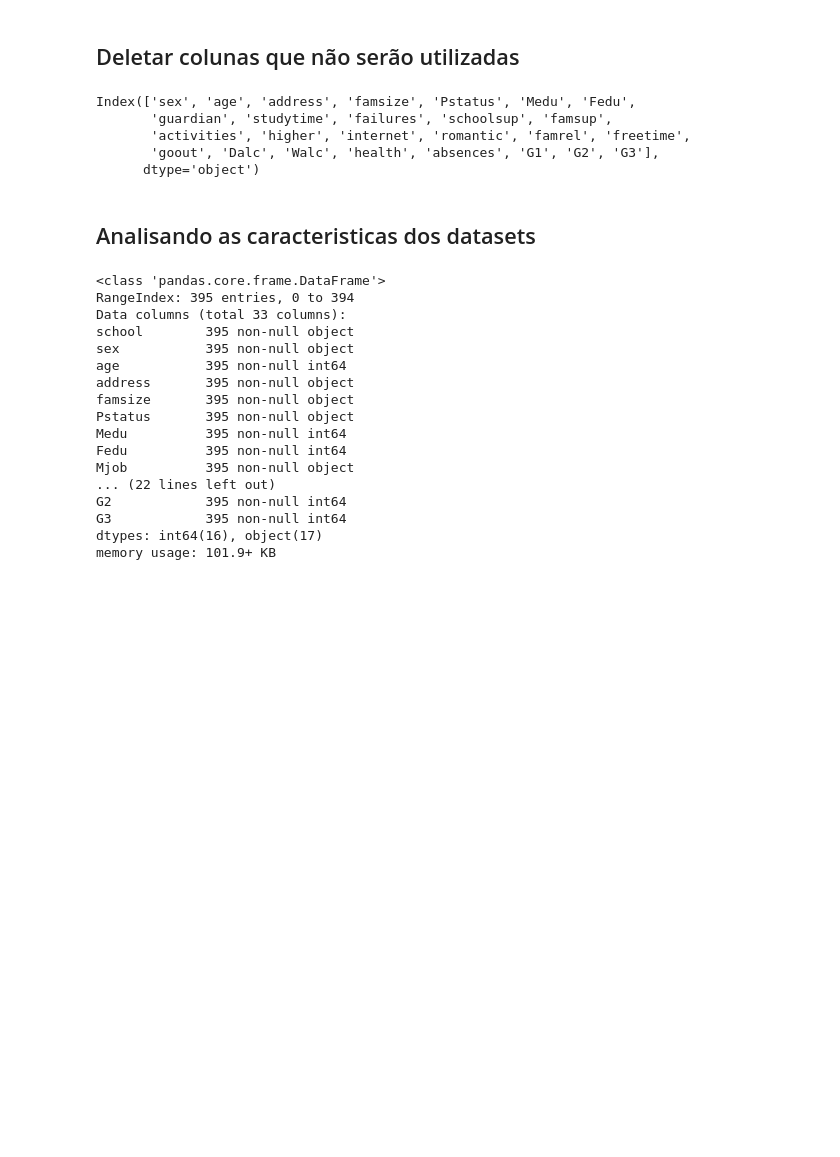
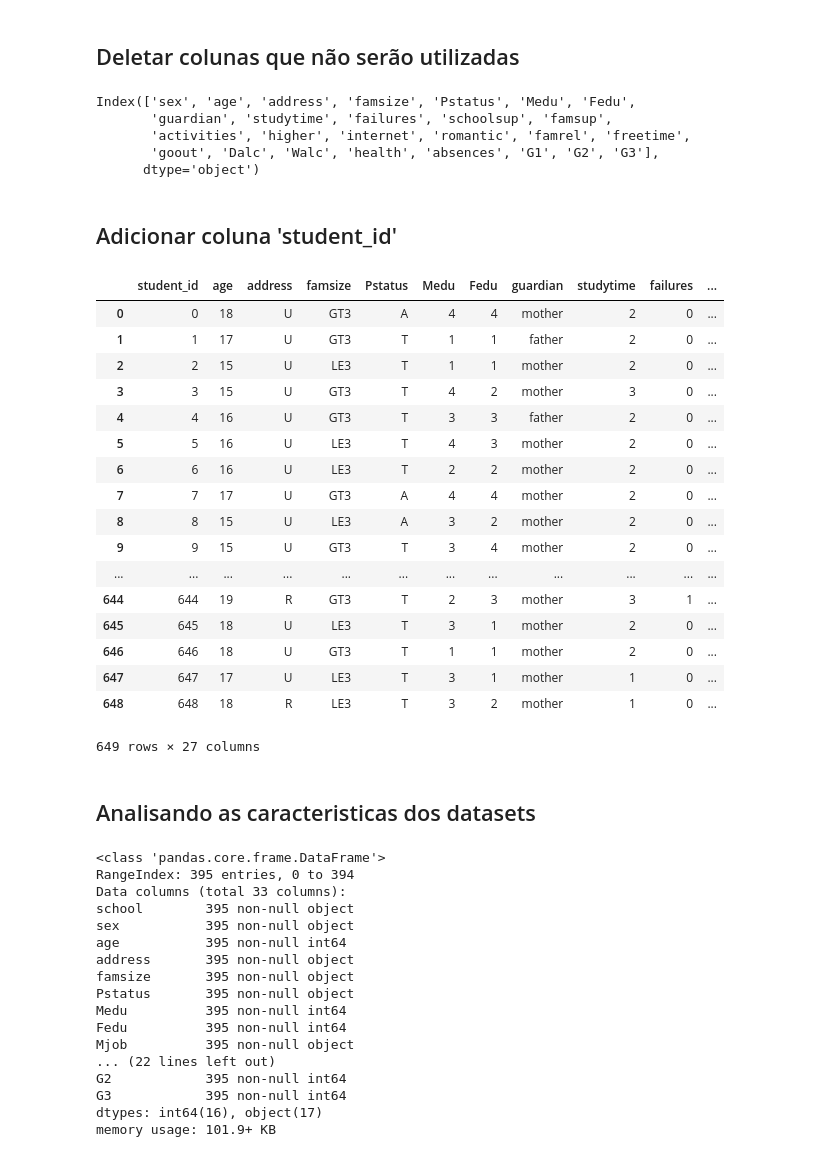
Before and after one commit to emaanuelsilvaa/StudentAlcohol, a Jupyter notebook: StudentXAlcohol_Eulle.ipynb, the cells around one changed output. Cells and saved outputs as stored; diff of their text form; code cells hidden in the pictures; blank space fills up the shorter version.

Commit message:
Criação da coluna student_id

```diff
--- a/StudentXAlcohol_Eulle.ipynb
+++ b/StudentXAlcohol_Eulle.ipynb
@@ -50,6 +50,46 @@ Index(['sex', 'age', 'address', 'famsize', 'Pstatus', 'Medu', 'Fedu',
        'activities', 'higher', 'internet', 'romantic', 'famrel', 'freetime',
        'goout', 'Dalc', 'Walc', 'health', 'absences', 'G1', 'G2', 'G3'],
       dtype='object')
+# %% [markdown]
+## Adicionar coluna 'student_id'
+# %%
+# Alunos de Matemática
+math_students['student_id'] = pd.Series(list(range(0,395)))
+cols = math_students.columns.tolist()
+a , b = cols.index('sex'), cols.index('student_id')
+cols[b] , cols[a] = cols[a] , cols[b]
+math_students = math_students[cols]
+#math_students
+
+#math_students.to_csv('math_students.csv', sep='\t', encoding='utf-8')
+
+# Alunos de Português
+port_students['student_id'] = pd.Series(list(range(0,649)))
+cols2 = port_students.columns.tolist()
+a , b = cols2.index('sex'), cols2.index('student_id')
+cols2[b] , cols2[a] = cols2[a] , cols2[b]
+port_students = port_students[cols]
+port_students
+#port_students.to_csv('port_students.csv', sep='\t', encoding='utf-8')
+# %% [output]
+|  | student_id | age | address | famsize | Pstatus | Medu | Fedu | guardian | studytime | failures | ... |
+| 0 | 0 | 18 | U | GT3 | A | 4 | 4 | mother | 2 | 0 | ... |
+| 1 | 1 | 17 | U | GT3 | T | 1 | 1 | father | 2 | 0 | ... |
+| 2 | 2 | 15 | U | LE3 | T | 1 | 1 | mother | 2 | 0 | ... |
+| 3 | 3 | 15 | U | GT3 | T | 4 | 2 | mother | 3 | 0 | ... |
+| 4 | 4 | 16 | U | GT3 | T | 3 | 3 | father | 2 | 0 | ... |
+| 5 | 5 | 16 | U | LE3 | T | 4 | 3 | mother | 2 | 0 | ... |
+| 6 | 6 | 16 | U | LE3 | T | 2 | 2 | mother | 2 | 0 | ... |
+| 7 | 7 | 17 | U | GT3 | A | 4 | 4 | mother | 2 | 0 | ... |
+| 8 | 8 | 15 | U | LE3 | A | 3 | 2 | mother | 2 | 0 | ... |
+| 9 | 9 | 15 | U | GT3 | T | 3 | 4 | mother | 2 | 0 | ... |
+| ... | ... | ... | ... | ... | ... | ... | ... | ... | ... | ... | ... |
+| 644 | 644 | 19 | R | GT3 | T | 2 | 3 | mother | 3 | 1 | ... |
+| 645 | 645 | 18 | U | LE3 | T | 3 | 1 | mother | 2 | 0 | ... |
+| 646 | 646 | 18 | U | GT3 | T | 1 | 1 | mother | 2 | 0 | ... |
+| 647 | 647 | 17 | U | LE3 | T | 3 | 1 | mother | 1 | 0 | ... |
+| 648 | 648 | 18 | R | LE3 | T | 3 | 2 | mother | 1 | 0 | ... |
+649 rows × 27 columns
 # %% [markdown]
 ## Analisando as caracteristicas dos datasets
 # %%
```
Also changed, not shown: parts of 3 cells of this notebook.
